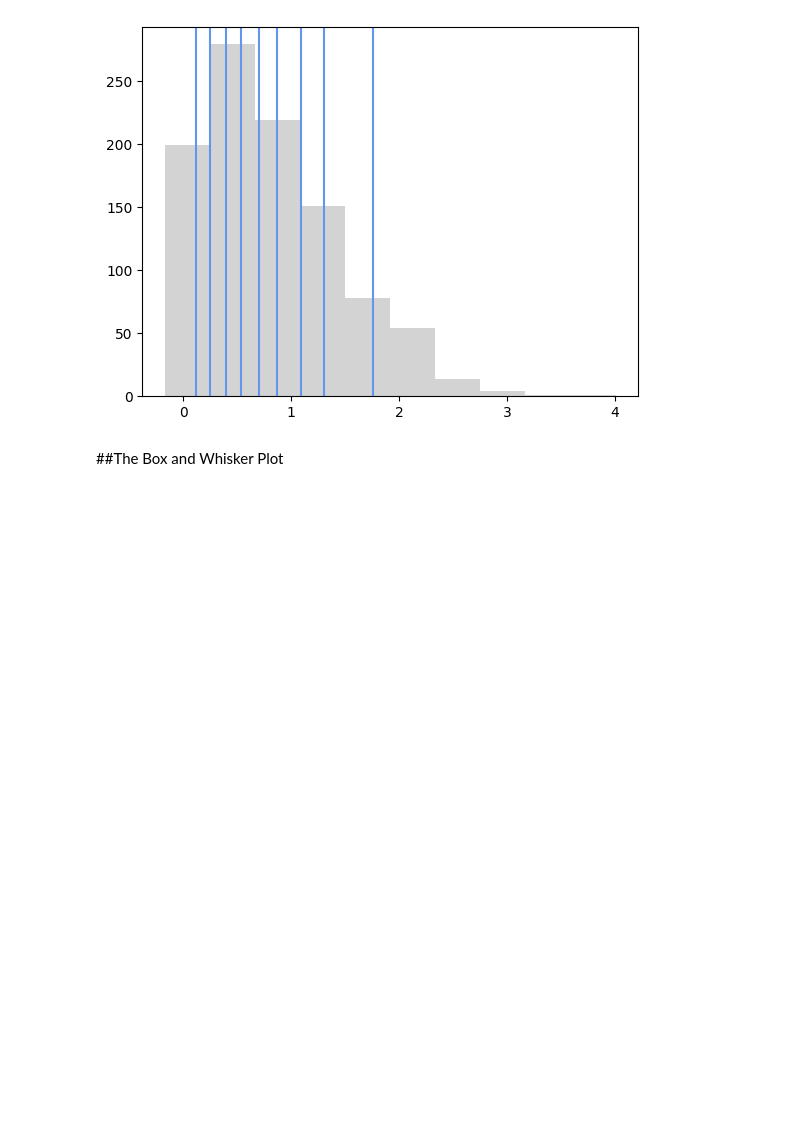
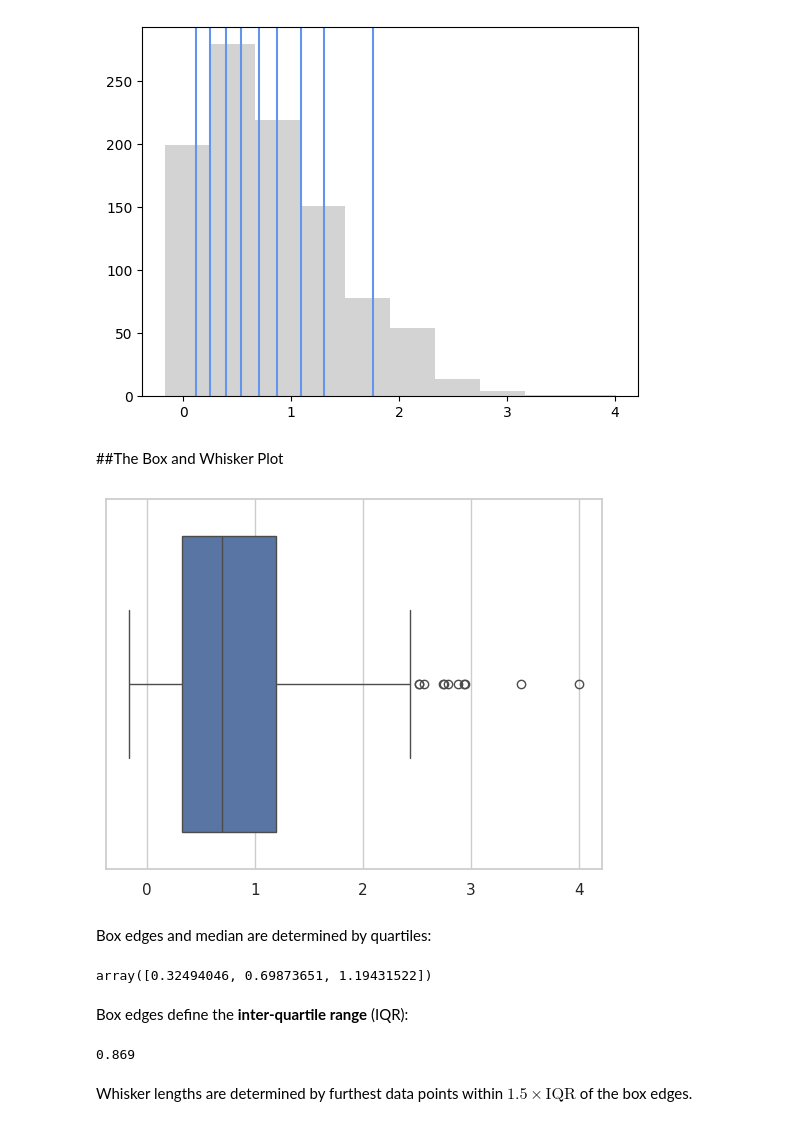
Before and after one commit to deenadayalanai/Machine-Learning-Foundations, a Jupyter notebook: Probability_&_Information_Theory.ipynb, the cells around one changed output. Drawn from its saved outputs; the diff is of its cells as text; code cells hidden in the pictures; blank space fills up the shorter version.

```diff
--- a/Probability_&_Information_Theory.ipynb
+++ b/Probability_&_Information_Theory.ipynb
@@ -396,3 +398,24 @@ _ = plt.hist(x, color = 'lightgray')
 [figure]
 # %% [markdown]
 ##The Box and Whisker Plot
+# %%
+sns.set(style='whitegrid')
+# %%
+_ = sns.boxplot(x=x)
+# %% [output]
+[figure, added]
+# %% [markdown]
+Box edges and median are determined by quartiles:
+# %%
+q
+# %% [output]
+array([0.32494046, 0.69873651, 1.19431522])
+# %% [markdown]
+Box edges define the **inter-quartile range** (IQR):
+# %%
+r = 1.194 - 0.325
+r
+# %% [output]
+0.869
+# %% [markdown]
+Whisker lengths are determined by furthest data points within $1.5 \times \text{IQR}$ of the box edges.
```
Also changed, not shown: parts of 78 cells of this notebook.
